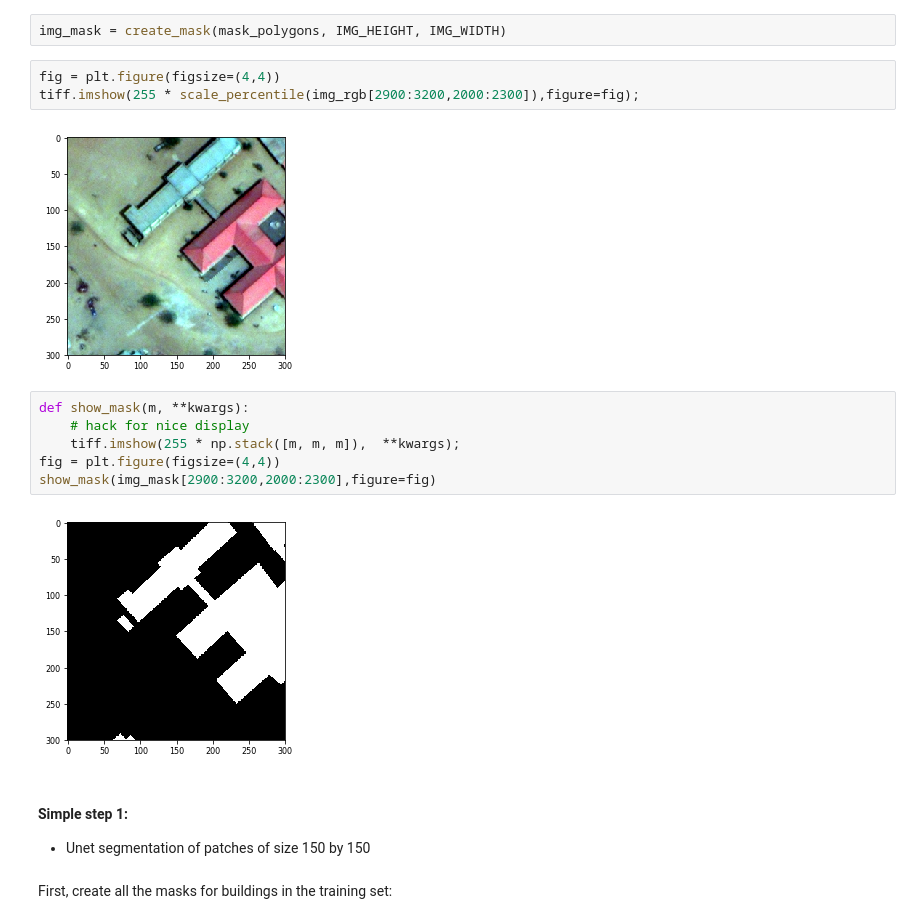
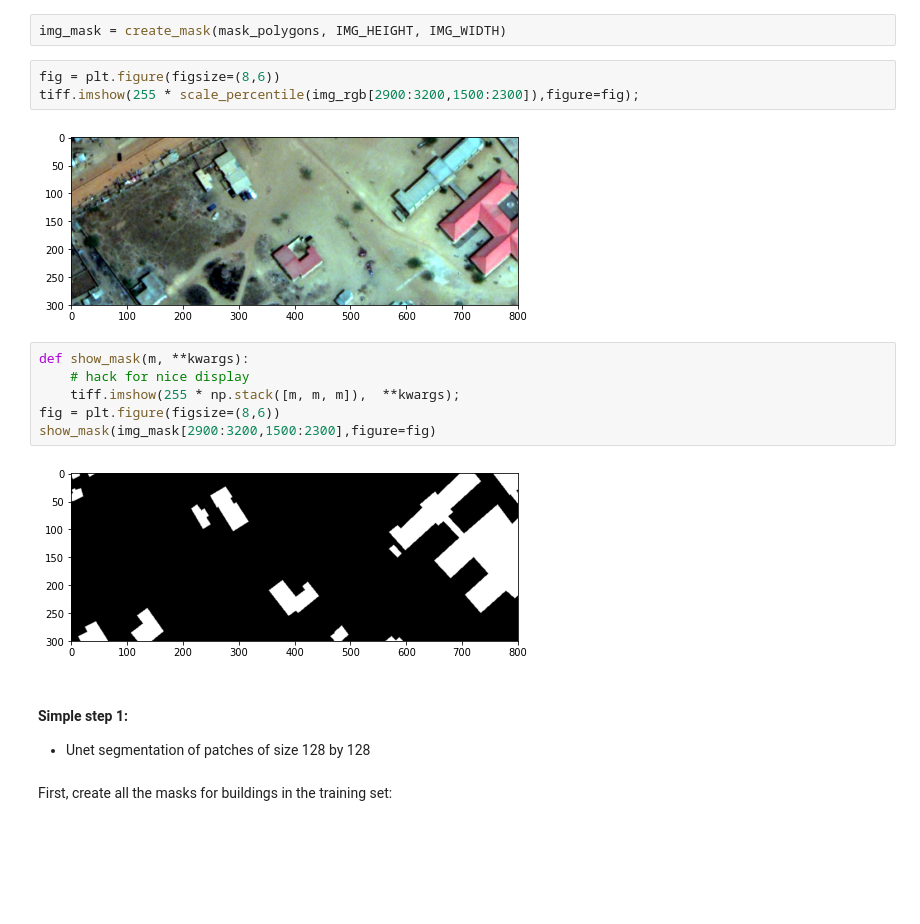
Before and after one commit to wwymak/kaggle-dstl, a Jupyter notebook: starter1.ipynb, the cells around one changed output. Cells and saved outputs as stored; diff of their text form; blank space fills up the shorter version.

```diff
--- a/starter1.ipynb
+++ b/starter1.ipynb
@@ -158,21 +177,21 @@ def scale_percentile(matrix):
 # %%
 img_mask = create_mask(mask_polygons, IMG_HEIGHT, IMG_WIDTH)
 # %%
-fig = plt.figure(figsize=(4,4))
-tiff.imshow(255 * scale_percentile(img_rgb[2900:3200,2000:2300]),figure=fig);
+fig = plt.figure(figsize=(8,6))
+tiff.imshow(255 * scale_percentile(img_rgb[2900:3200,1500:2300]),figure=fig);
 # %% [output]
-[figure, old version]
+[figure, new version]
 # %%
 def show_mask(m, **kwargs):
     # hack for nice display
     tiff.imshow(255 * np.stack([m, m, m]),  **kwargs);
-fig = plt.figure(figsize=(4,4))
-show_mask(img_mask[2900:3200,2000:2300],figure=fig)
+fig = plt.figure(figsize=(8,6))
+show_mask(img_mask[2900:3200,1500:2300],figure=fig)
 # %% [output]
-[figure, old version]
+[figure, new version]
 # %% [markdown]
 #### Simple step 1:
-- Unet segmentation of patches of size 150 by 150
+- Unet segmentation of patches of size 128 by 128
 # %% [markdown]
 First, create all the masks for buildings in the training set:
 # %%
```
Also changed, not shown: parts of 60 cells of this notebook.
